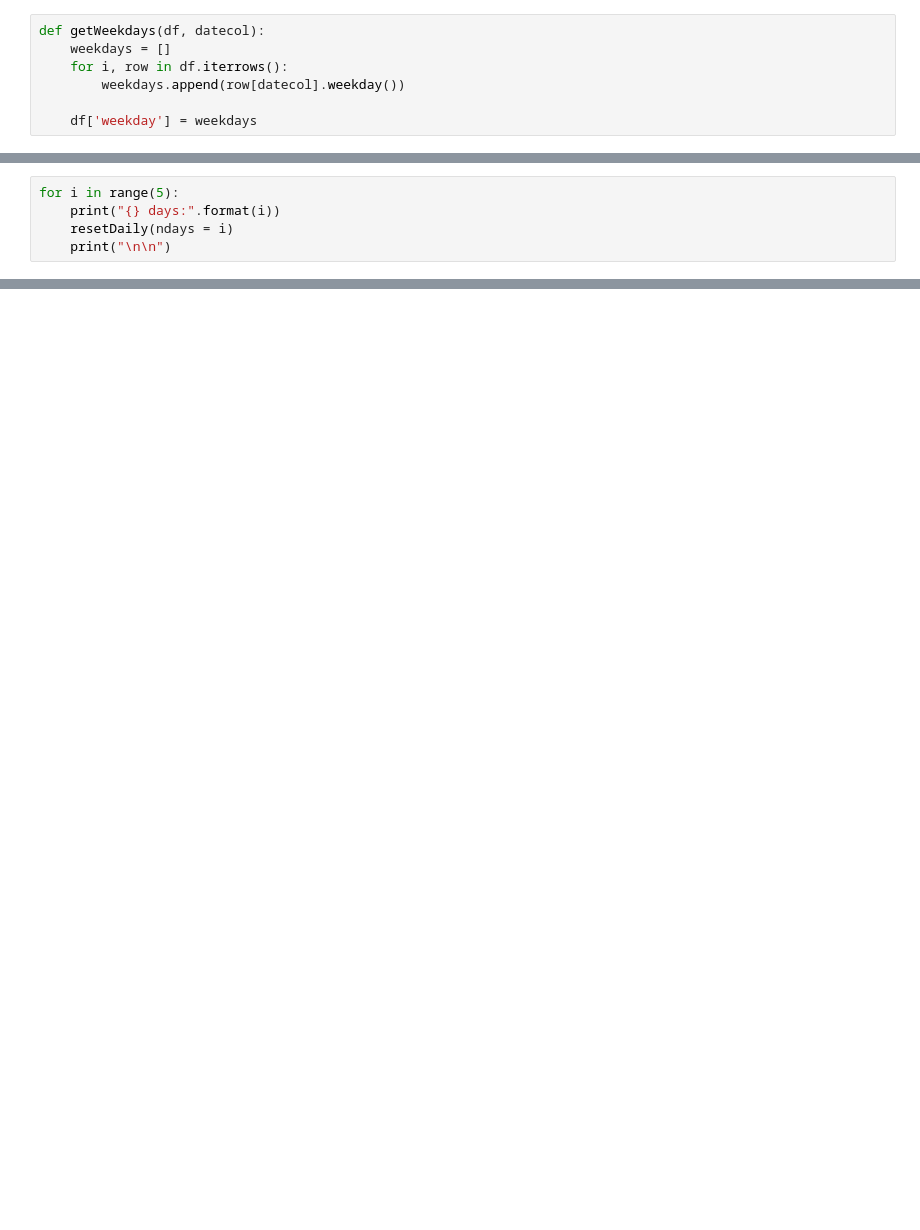
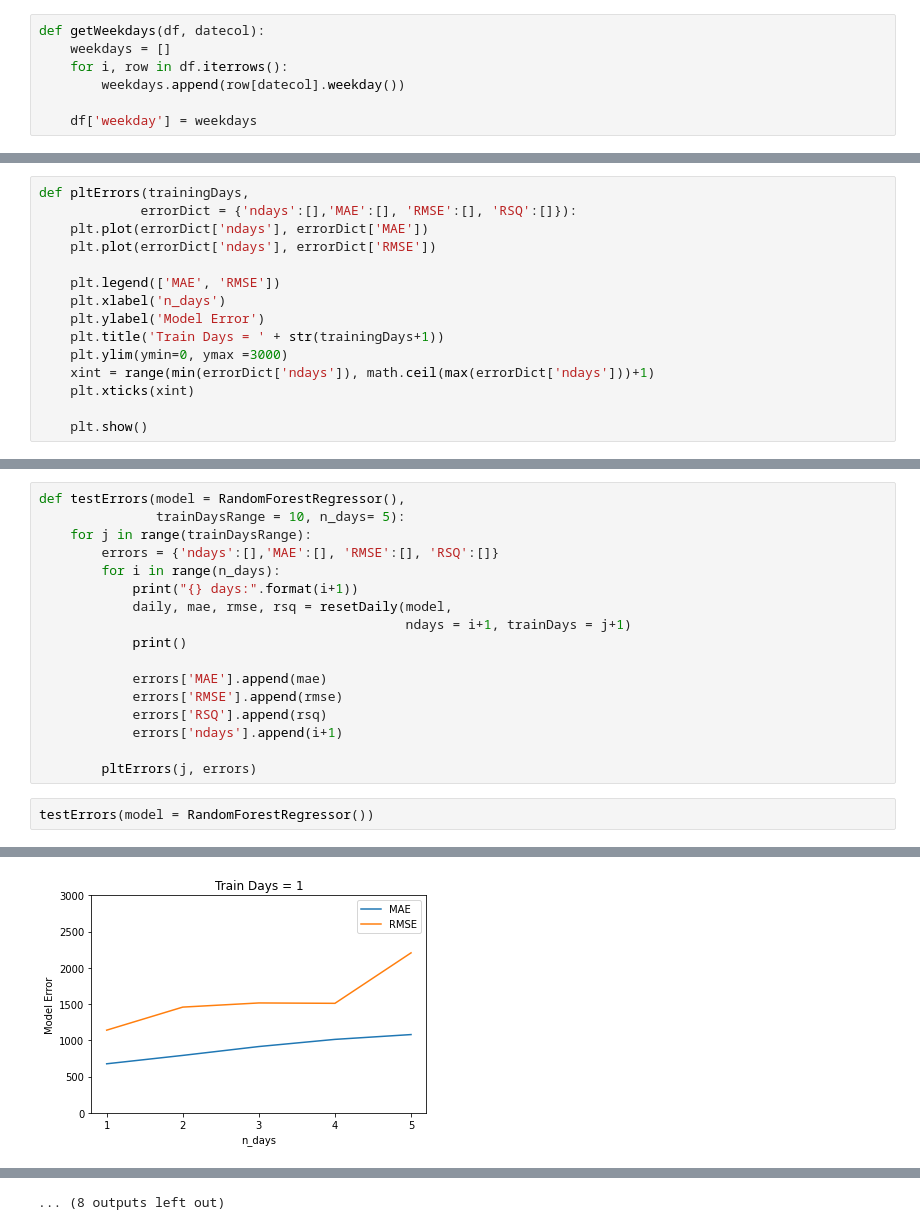
Before and after one commit to wadekb22/CHW_Forecasting, a Jupyter notebook: models/random forest model.ipynb, the cells around one changed output, grey strips where cells are left out. Saved outputs shown, nothing was run; the diff lists cells and outputs as text; blank space fills up the shorter version.

```diff
--- a/models/random forest model.ipynb
+++ b/models/random forest model.ipynb
@@ -127,5 +144,0 @@ def resetDaily(groupbyDF = groupby, collist = colList, ndays = 0):
-# %%
-for i in range(5):
-    print("{} days:".format(i))
-    resetDaily(ndays = i)
-    print("\n\n")
@@ -149,0 +145,15 @@ Mean Absolute Error: 833.36
+# %%
+def pltErrors(trainingDays,
+             errorDict = {'ndays':[],'MAE':[], 'RMSE':[], 'RSQ':[]}):
+    plt.plot(errorDict['ndays'], errorDict['MAE'])
+    plt.plot(errorDict['ndays'], errorDict['RMSE'])
+
+    plt.legend(['MAE', 'RMSE'])
+    plt.xlabel('n_days')
+    plt.ylabel('Model Error')
+    plt.title('Train Days = ' + str(trainingDays+1))
+    plt.ylim(ymin=0, ymax =3000)
+    xint = range(min(errorDict['ndays']), math.ceil(max(errorDict['ndays']))+1)
+    plt.xticks(xint)
+
+    plt.show()
@@ -149,0 +183,20 @@ Mean Absolute Error: 833.36
+# %%
+def testErrors(model = RandomForestRegressor(),
+               trainDaysRange = 10, n_days= 5):
+    for j in range(trainDaysRange):
+        errors = {'ndays':[],'MAE':[], 'RMSE':[], 'RSQ':[]}
+        for i in range(n_days):
+            print("{} days:".format(i+1))
+            daily, mae, rmse, rsq = resetDaily(model,
+                                               ndays = i+1, trainDays = j+1)
+            print()
+
+            errors['MAE'].append(mae)
+            errors['RMSE'].append(rmse)
+            errors['RSQ'].append(rsq)
+            errors['ndays'].append(i+1)
+
+        pltErrors(j, errors)
+# %%
+testErrors(model = RandomForestRegressor())
+# %% [output]
@@ -149,0 +220 @@ Mean Absolute Error: 833.36
+[figure, added]
@@ -149,0 +311 @@ Mean Absolute Error: 833.36
+... (8 outputs left out)
```
Also changed, not shown: parts of 12 cells of this notebook.
